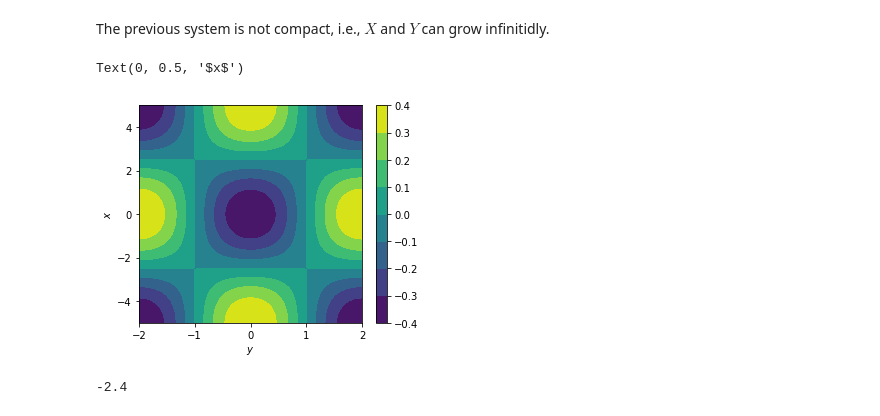
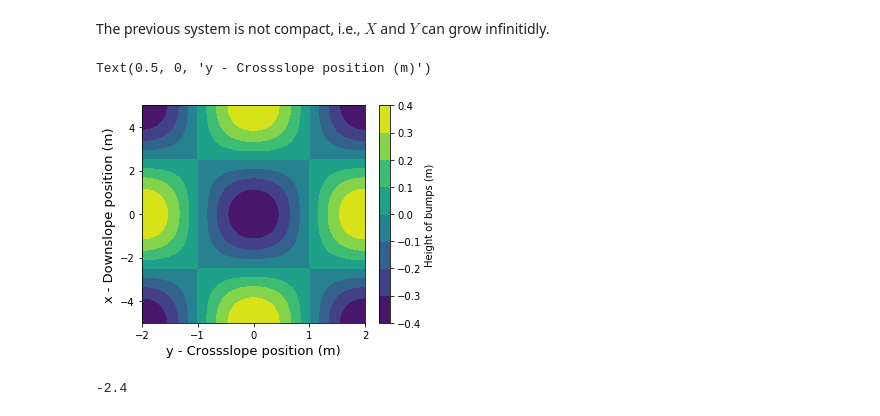
Before and after one commit to cpierard/moguls_of_chaos, a Jupyter notebook: Moguls_of_Chaos_[python].ipynb, the cells around one changed output. Drawn from its saved outputs; the diff is of its cells as text; code cells hidden in the pictures.

```diff
--- a/Moguls_of_Chaos_[python].ipynb
+++ b/Moguls_of_Chaos_[python].ipynb
@@ -26,10 +33,20 @@ b = 0.4
 q = (2*np.pi)/4.0
 p = (2*np.pi)/10.0
 
-def H_test(x,y):
+def H_func(x,y):
+    """
+    Function that parametrizes the moguls.
+    It takes a given x and y position as arguments, and returns
+    the height of the slope.
+    """
     return -a*x - b*np.cos(p*x)*np.cos(q*y)
 
 def pits_n_crests(x,y):
+    """
+    Function that parametrizes the moguls without the slope.
+    It takes a given x and y position as arguments, and returns
+    the heights of the moguls as if they were in a flat surface.
+    """
     return - b*np.cos(p*x)*np.cos(q*y)
 # %%
 x_range = np.linspace(0, 20, 200)
@@ -112,4 +126,15 @@ The previous system is not compact, i.e., $X$ and $Y$ can grow infinitidly.
 # %%
 x_range_compact = np.linspace(-5, 5, 50)
 y_range_compact = np.linspace(-2, 2, 50)
 XX_c, YY_c = np.meshgrid(x_range_compact, y_range_compact)
+
+moguls_compact = pits_n_crests(XX_c, YY_c)
+
+plt.figure(figsize=(5,4))
+plt.contourf(YY_c, XX_c, moguls_compact)
+plt.colorbar(label = 'Height of bumps (m)')
+plt.ylabel('x - Downslope position (m)', fontsize =13)
+plt.xlabel('y - Crossslope position (m)', fontsize =13)
+# %% [output]
+Text(0.5, 0, 'y - Crossslope position (m)')
+[figure, added]
@@ -118,12 +141,3 @@ moguls_compact = pits_n_crests(XX_c, YY_c)
-# %%
-plt.figure(figsize=(5,4))
-plt.contourf(YY_c, XX_c, moguls_compact)
-plt.colorbar()
-plt.xlabel(r'$y$')
-plt.ylabel(r'$x$')
-# %% [output]
-Text(0, 0.5, '$x$')
-[figure, removed]
 # %%
 def compactor(x, lower_bound, upper_bound):
 
```
Also changed, not shown: parts of 34 cells of this notebook, 6 other files.
